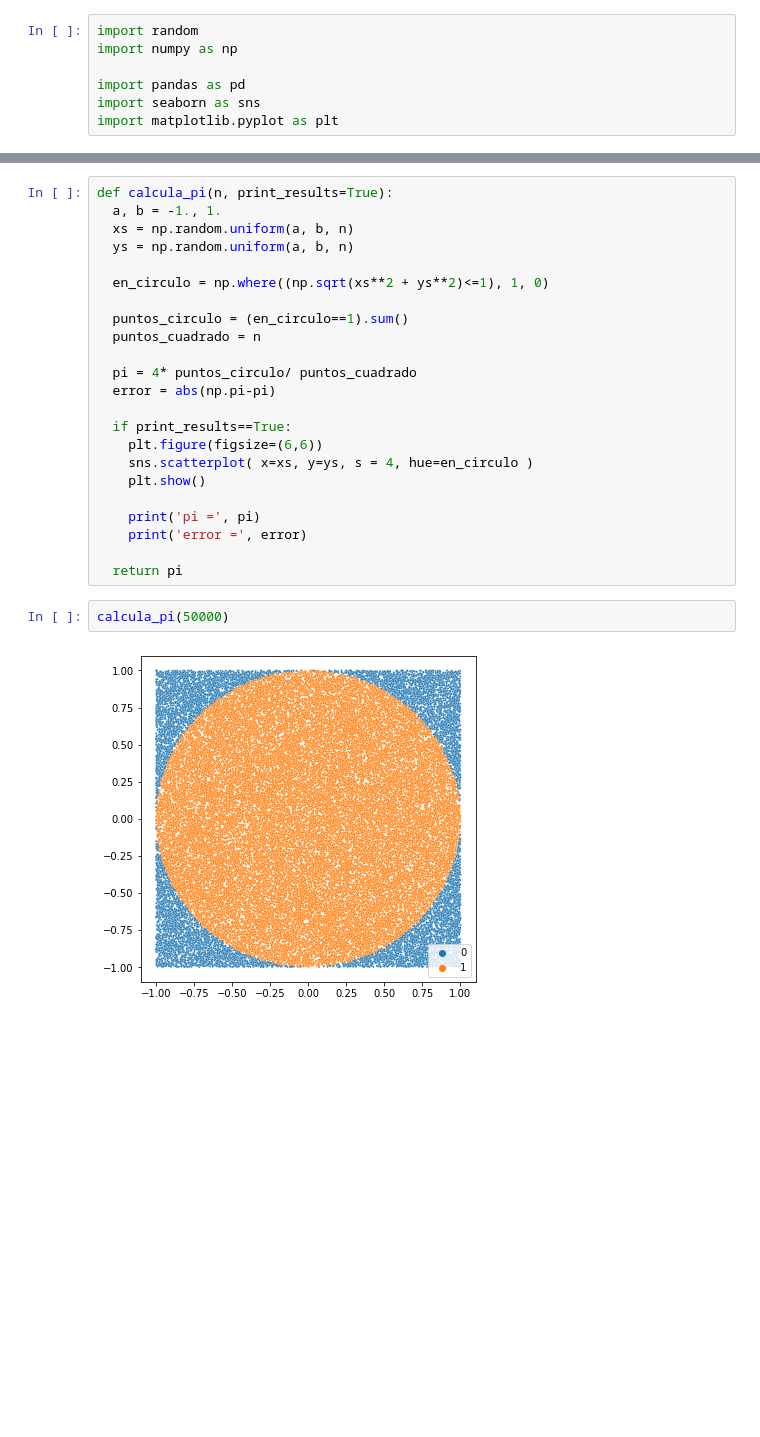
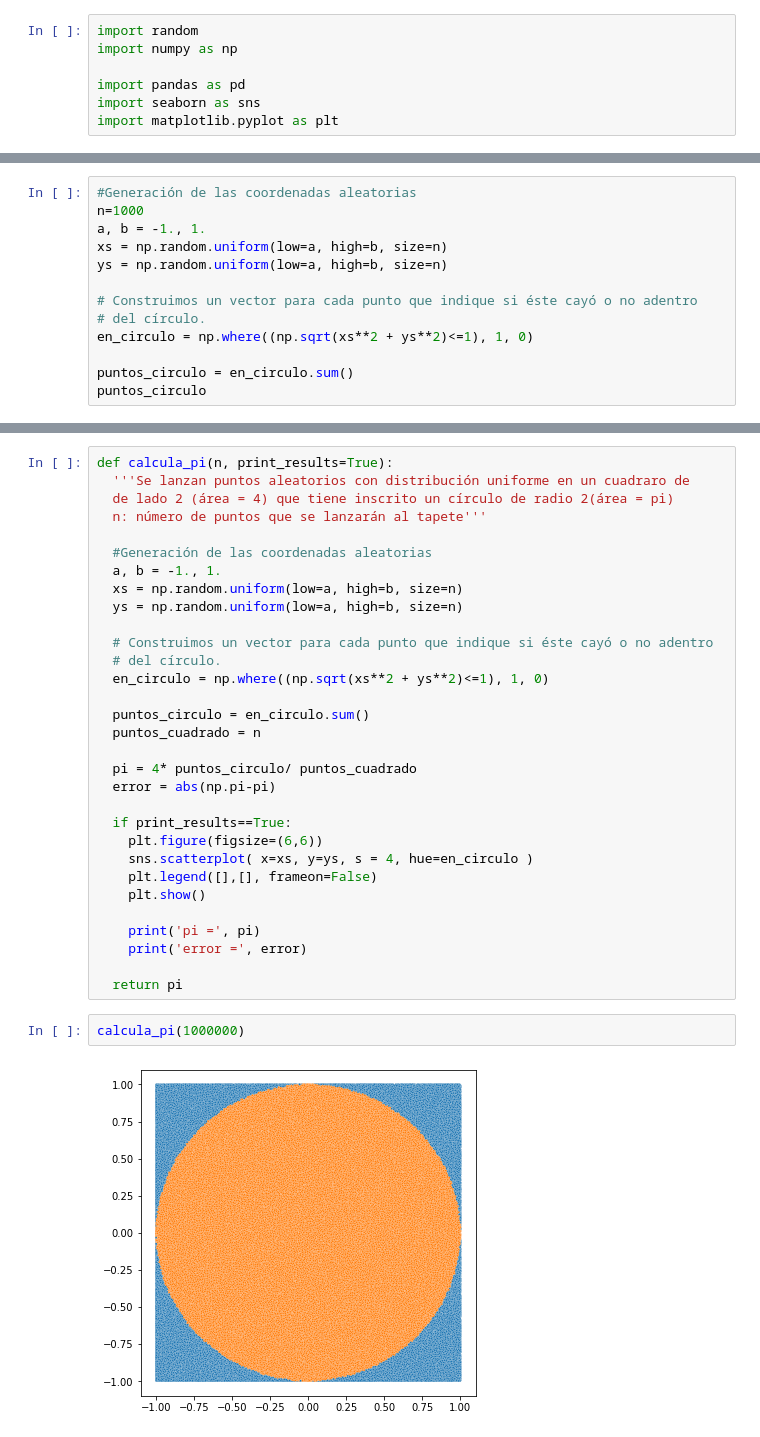
Before and after one commit to AnIsAsPe/LSM-Opciones-americanas, a Jupyter notebook: Notebooks/Estimación_de_pi_con_Montecarlo.ipynb, the cells around one changed output, grey strips where cells are left out. Saved outputs shown, nothing was run; the diff lists cells and outputs as text; blank space fills up the shorter version.

```diff
--- a/Notebooks/Estimación_de_pi_con_Montecarlo.ipynb
+++ b/Notebooks/Estimación_de_pi_con_Montecarlo.ipynb
@@ -7,0 +52,13 @@ import matplotlib.pyplot as plt
+# %%
+#Generación de las coordenadas aleatorias
+n=1000
+a, b = -1., 1.
+xs = np.random.uniform(low=a, high=b, size=n)
+ys = np.random.uniform(low=a, high=b, size=n)
+
+# Construimos un vector para cada punto que indique si éste cayó o no adentro
+# del círculo.
+en_circulo = np.where((np.sqrt(xs**2 + ys**2)<=1), 1, 0)
+
+puntos_circulo = en_circulo.sum()
+puntos_circulo
@@ -8,12 +76,19 @@ import matplotlib.pyplot as plt
 # %%
 def calcula_pi(n, print_results=True):
+  '''Se lanzan puntos aleatorios con distribución uniforme en un cuadraro de
+  de lado 2 (área = 4) que tiene inscrito un círculo de radio 2(área = pi)
+  n: número de puntos que se lanzarán al tapete'''
+
+  #Generación de las coordenadas aleatorias
   a, b = -1., 1.
-  xs = np.random.uniform(a, b, n)
-  ys = np.random.uniform(a, b, n)
+  xs = np.random.uniform(low=a, high=b, size=n)
+  ys = np.random.uniform(low=a, high=b, size=n)
 
+  # Construimos un vector para cada punto que indique si éste cayó o no adentro
+  # del círculo.
   en_circulo = np.where((np.sqrt(xs**2 + ys**2)<=1), 1, 0)
 
-  puntos_circulo = (en_circulo==1).sum()
+  puntos_circulo = en_circulo.sum()
   puntos_cuadrado = n
 
   pi = 4* puntos_circulo/ puntos_cuadrado
@@ -22,6 +97,7 @@ def calcula_pi(n, print_results=True):
   if print_results==True:
     plt.figure(figsize=(6,6))
     sns.scatterplot( x=xs, y=ys, s = 4, hue=en_circulo )
+    plt.legend([],[], frameon=False)
     plt.show()
 
     print('pi =', pi)
@@ -29,6 +105,6 @@ def calcula_pi(n, print_results=True):
 
   return pi
 # %%
-calcula_pi(50000)
+calcula_pi(1000000)
 # %% [output]
-[figure, old version]
+[figure, new version]
```
Also changed, not shown: parts of 20 cells of this notebook.
